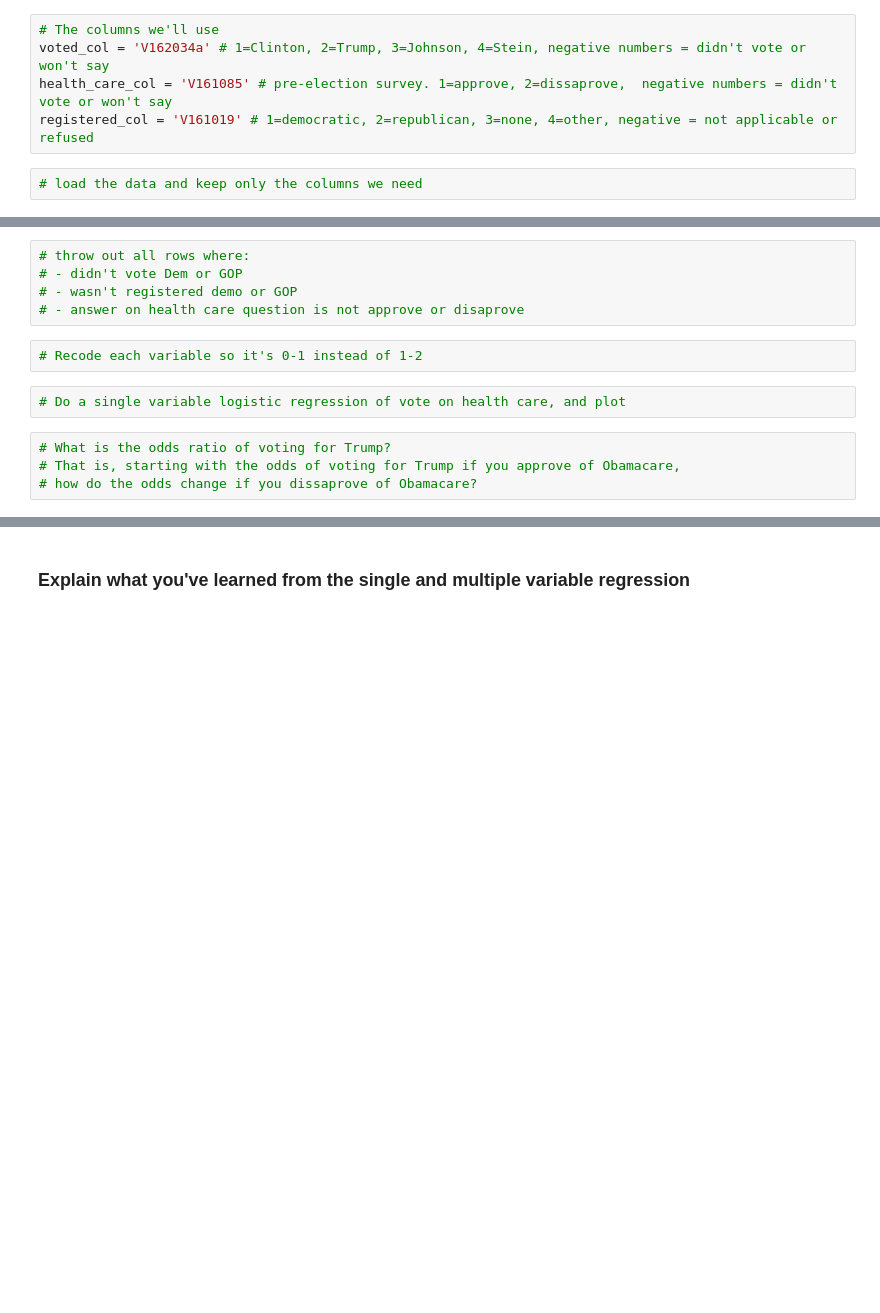
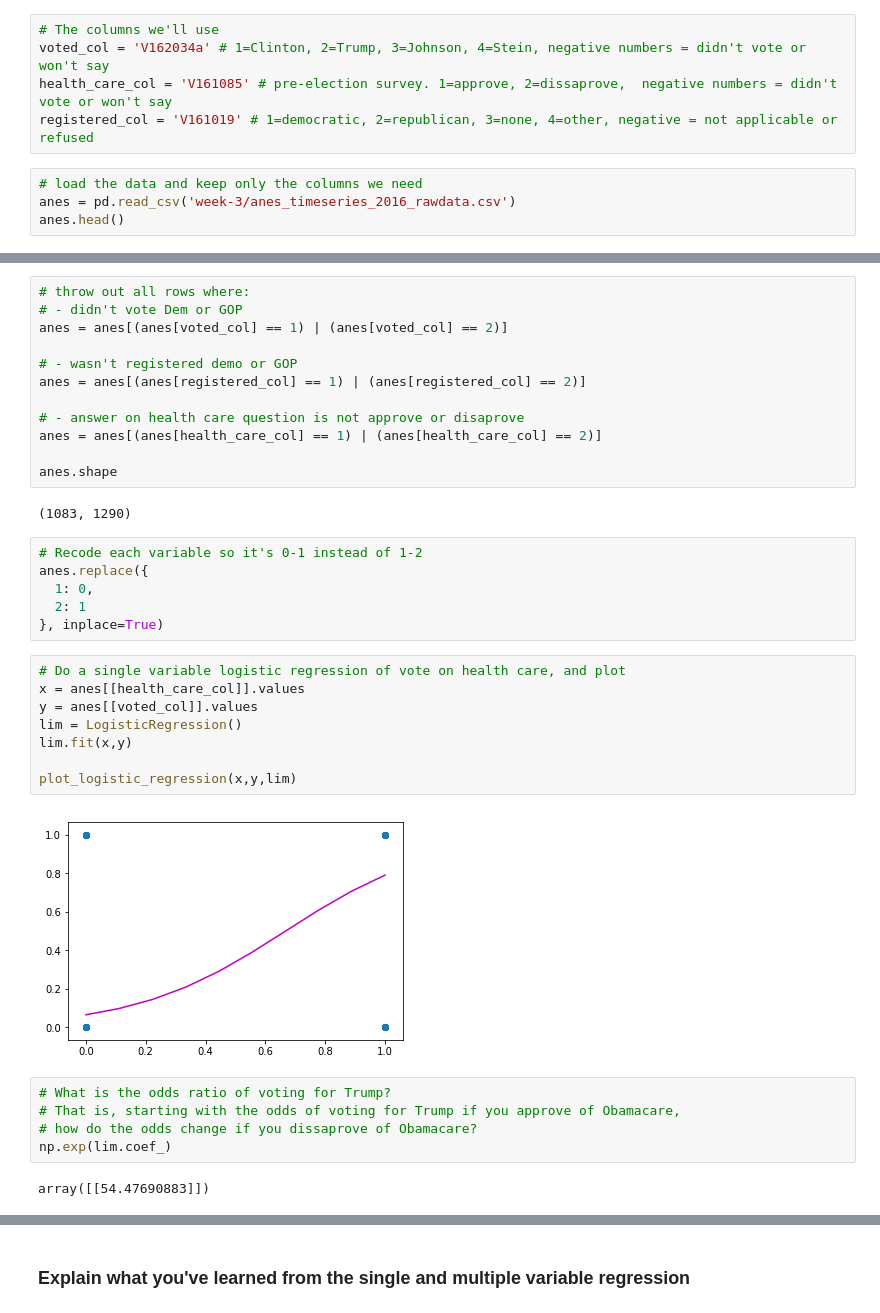
Before and after one commit to xeophin/lede-algorithms, a Jupyter notebook: week-3/week-3-2-homework.ipynb, the cells around one changed output, grey strips where cells are left out. Saved outputs shown, nothing was run; the diff lists cells and outputs as text; blank space fills up the shorter version.

Commit message:
feat(Week 3): homework, bonus

```diff
--- a/week-3/week-3-2-homework.ipynb
+++ b/week-3/week-3-2-homework.ipynb
@@ -147,3 +147,5 @@ health_care_col = 'V161085' # pre-election survey. 1=approve, 2=dissaprove,  neg
 registered_col = 'V161019' # 1=democratic, 2=republican, 3=none, 4=other, negative = not applicable or refused
 # %%
 # load the data and keep only the columns we need
+anes = pd.read_csv('week-3/anes_timeseries_2016_rawdata.csv')
+anes.head()
@@ -150,15 +160,39 @@ registered_col = 'V161019' # 1=democratic, 2=republican, 3=none, 4=other, negati
 # %%
 # throw out all rows where:
 # - didn't vote Dem or GOP
+anes = anes[(anes[voted_col] == 1) | (anes[voted_col] == 2)]
+
 # - wasn't registered demo or GOP
+anes = anes[(anes[registered_col] == 1) | (anes[registered_col] == 2)]
+
 # - answer on health care question is not approve or disaprove
+anes = anes[(anes[health_care_col] == 1) | (anes[health_care_col] == 2)]
+
+anes.shape
+# %% [output]
+(1083, 1290)
 # %%
 # Recode each variable so it's 0-1 instead of 1-2
+anes.replace({
+  1: 0,
+  2: 1
+}, inplace=True)
 # %%
 # Do a single variable logistic regression of vote on health care, and plot
+x = anes[[health_care_col]].values
+y = anes[[voted_col]].values
+lim = LogisticRegression()
+lim.fit(x,y)
+
+plot_logistic_regression(x,y,lim)
+# %% [output]
+[figure, added]
 # %%
 # What is the odds ratio of voting for Trump?
 # That is, starting with the odds of voting for Trump if you approve of Obamacare,
 # how do the odds change if you dissaprove of Obamacare?
+np.exp(lim.coef_)
+# %% [output]
+array([[54.47690883]])
 # %%
 # Do a multiple variable logistic regression of vote on health care and party registration
```
Also changed, not shown: parts of 4 cells of this notebook.
